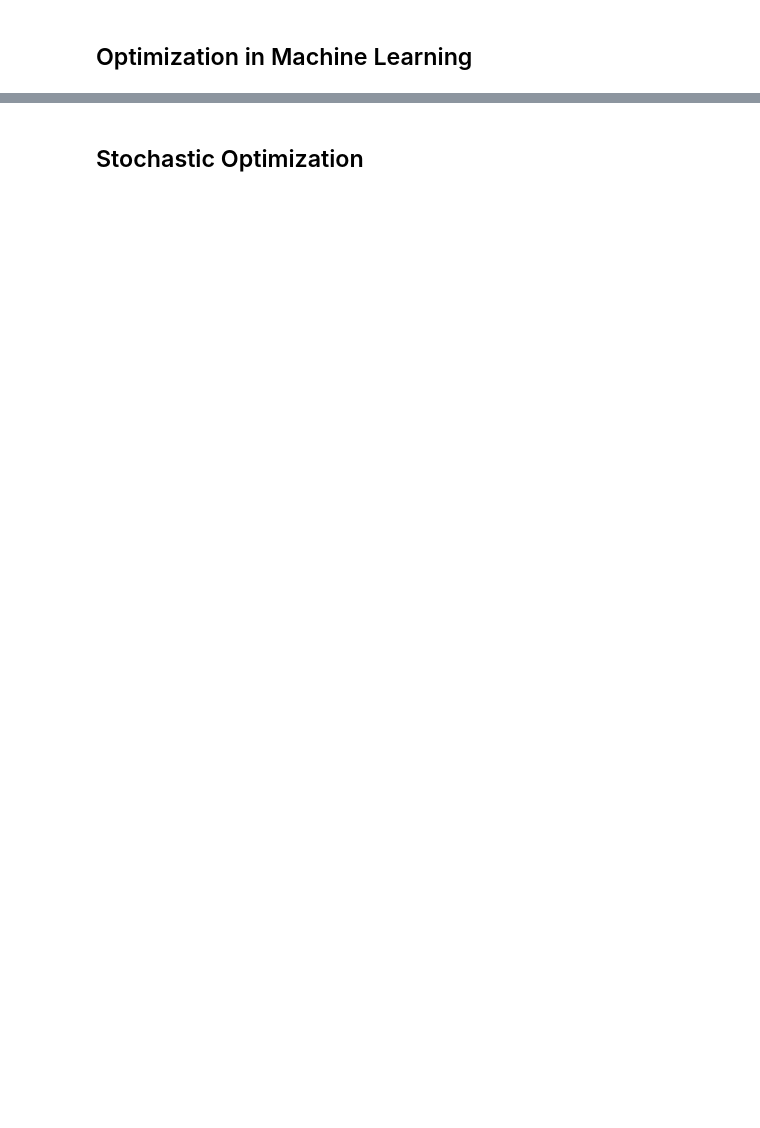
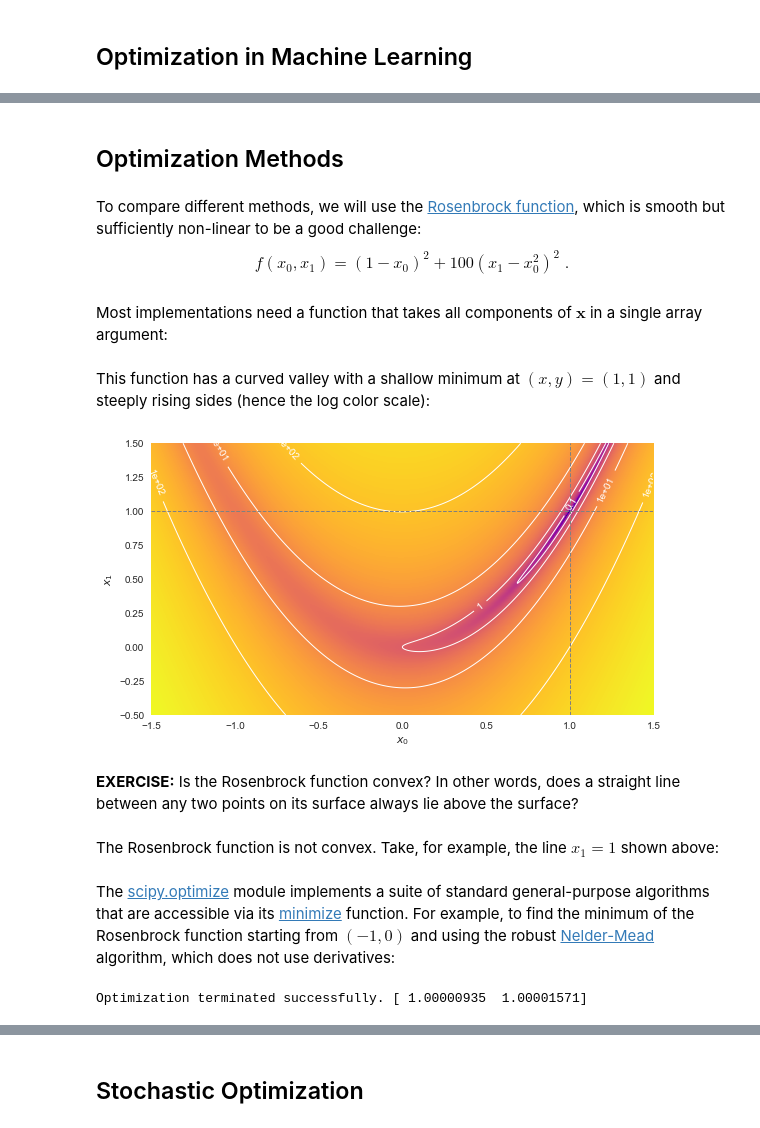
Before and after one commit to bubnicbf/phys_714, a Jupyter notebook: notebooks/Optimization.ipynb, the cells around one changed output, grey strips where cells are left out. Cells and saved outputs as stored; diff of their text form; code cells hidden in the pictures; blank space fills up the shorter version.

```diff
--- a/notebooks/Optimization.ipynb
+++ b/notebooks/Optimization.ipynb
@@ -196,0 +193,44 @@ Other optimization libraries that you might find useful are:
+# %% [markdown]
+## Optimization Methods
+# %% [markdown]
+To compare different methods, we will use the [Rosenbrock function](https://en.wikipedia.org/wiki/Rosenbrock_function), which is smooth but sufficiently non-linear to be a good challenge:
+$$
+f(x_0, x_1) = (1 - x_0)^2 + 100 (x_1 - x_0 ^2)^2 \; .
+$$
+# %% [markdown]
+Most implementations need a function that takes all components of $\mathbf{x}$ in a single array argument:
+# %%
+def rosenbrock(x):
+    x0, x1 = x
+    return (1 - x0) ** 2 + 100.0 * (x1 - x0 ** 2) ** 2
+# %% [markdown]
+This function has a curved valley with a shallow minimum at $(x,y) = (1,1)$ and steeply rising sides (hence the log color scale):
+# %%
+def plot_rosenbrock(xrange=(-1.5, 1.5), yrange=(-0.5,1.5), ngrid=500, shaded=True):
+    f = np.empty((ngrid, ngrid))
+    x_grid = np.linspace(*xrange, ngrid)
+    y_grid = np.linspace(*yrange, ngrid)
+
+    for i, x in enumerate(x_grid):
+        for j, y in enumerate(y_grid):
+            f[j, i] = rosenbrock([x, y])
+    fig = plt.figure(figsize=(9, 5))
+    if shaded:
+        plt.imshow(np.log10(f), origin='lower', extent=[*xrange, *yrange], cmap='plasma', aspect='auto')
+    c =plt.contour(x_grid, y_grid, f, levels=[0.1, 1., 10., 100.],
+                   colors='w', linewidths=1, linestyles='-')
+    plt.clabel(c, inline=1, fontsize=10, fmt='%.0g')
+    plt.axhline(1, c='gray', lw=1, ls='--')
+    plt.axvline(1, c='gray', lw=1, ls='--')
+    plt.grid('off')
+    plt.xlabel('$x_0$')
+    plt.ylabel('$x_1$')
+    return xrange, yrange
+
+plot_rosenbrock();
+# %% [output]
+[figure, added]
+# %% [markdown]
+**EXERCISE:** Is the Rosenbrock function convex?  In other words, does a straight line between any two points on its surface always lie above the surface?
+# %% [markdown]
+The Rosenbrock function is not convex. Take, for example, the line $x_1 = 1$ shown above:
@@ -196,0 +240,7 @@ Other optimization libraries that you might find useful are:
+# %% [markdown]
+The [scipy.optimize](https://docs.scipy.org/doc/scipy/reference/optimize.html) module implements a suite of standard general-purpose algorithms that are accessible via its [minimize](https://docs.scipy.org/doc/scipy/reference/generated/scipy.optimize.minimize.html) function. For example, to find the minimum of the Rosenbrock function starting from $(-1,0)$ and using the robust [Nelder-Mead](https://en.wikipedia.org/wiki/Nelder-Mead_method) algorithm, which does not use derivatives:
+# %%
+opt = minimize(rosenbrock, [-1, 0], method='Nelder-Mead', tol=1e-4)
+print(opt.message, opt.x)
+# %% [output]
+Optimization terminated successfully. [ 1.00000935  1.00001571]
```
Also changed, not shown: parts of 115 cells of this notebook.
